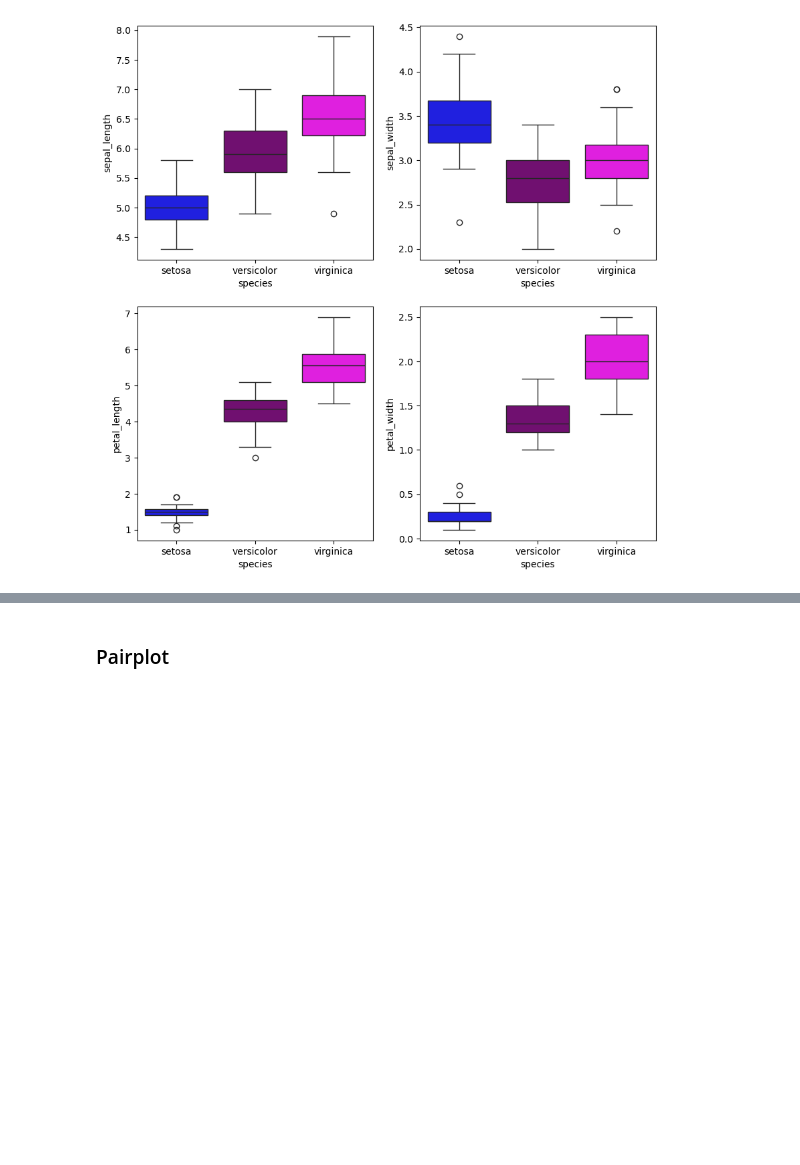
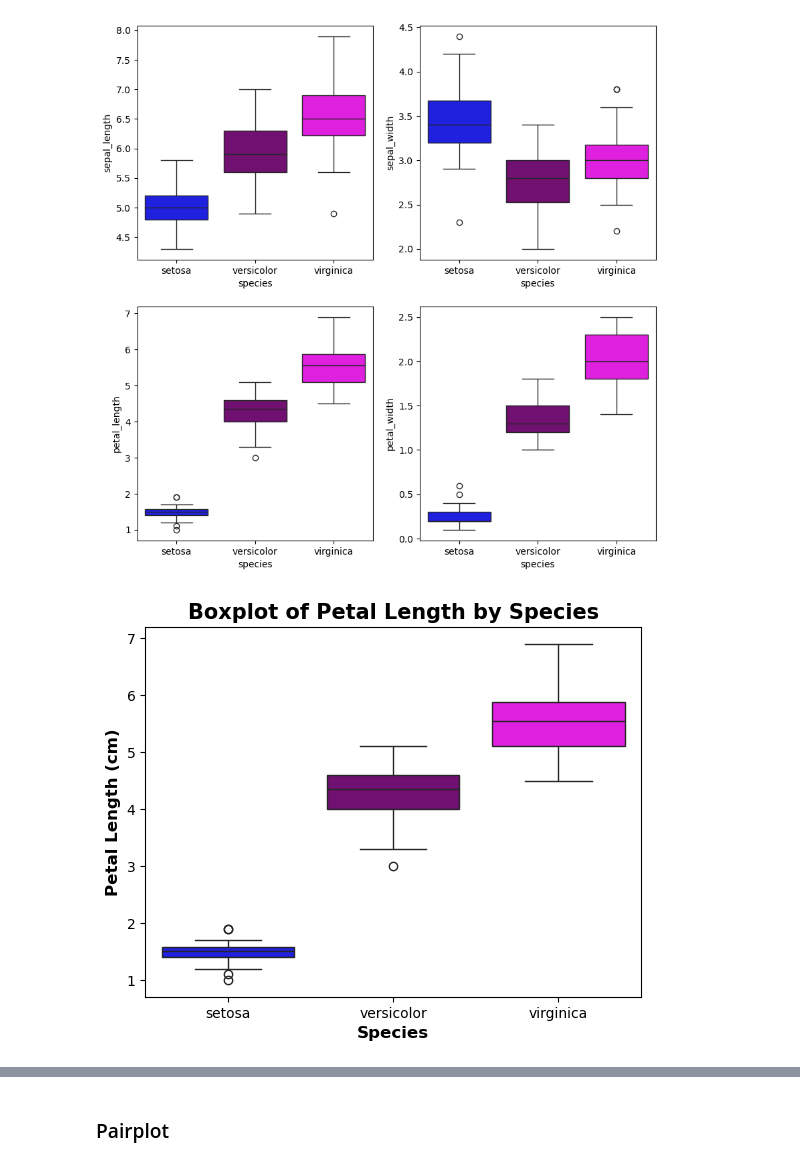
Before and after one commit to L-g00438909/pands-project, a Jupyter notebook: analysis.ipynb, the cells around one changed output, grey strips where cells are left out. Drawn from its saved outputs; the diff is of its cells as text; code cells hidden in the pictures; blank space fills up the shorter version.

```diff
--- a/analysis.ipynb
+++ b/analysis.ipynb
@@ -228,3 +261,13 @@ sns.boxplot(data=df, x='species', y='petal_width', ax=ax[1, 1], palette={'setosa
 plt.show()
 # %% [output]
 [figure]
+# %%
+# boxplot of petal length per species
+sns.boxplot(data=df, x='species', y='petal_length', palette={'setosa': 'blue', 'versicolor': 'purple', 'virginica': 'magenta'})
+plt.title('Boxplot of Petal Length by Species', color='black', fontsize=15, fontweight='bold')
+plt.xlabel('Species', fontsize=12, fontweight='bold')
+plt.ylabel('Petal Length (cm)', fontsize=12, fontweight='bold')
+figsize=(10, 6)
+plt.show()
+# %% [output]
+[figure, added]
```
Also changed, not shown: parts of 5 cells of this notebook, 6 other files.
